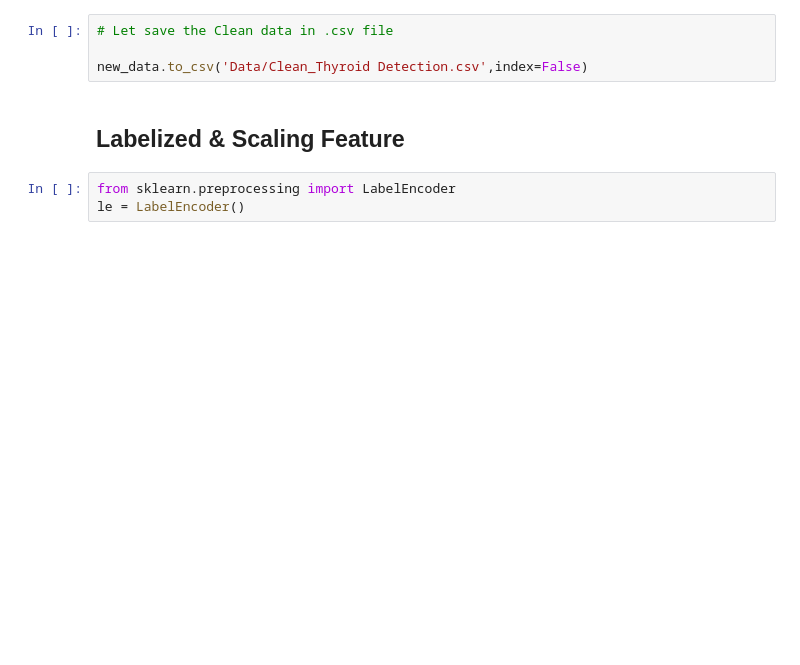
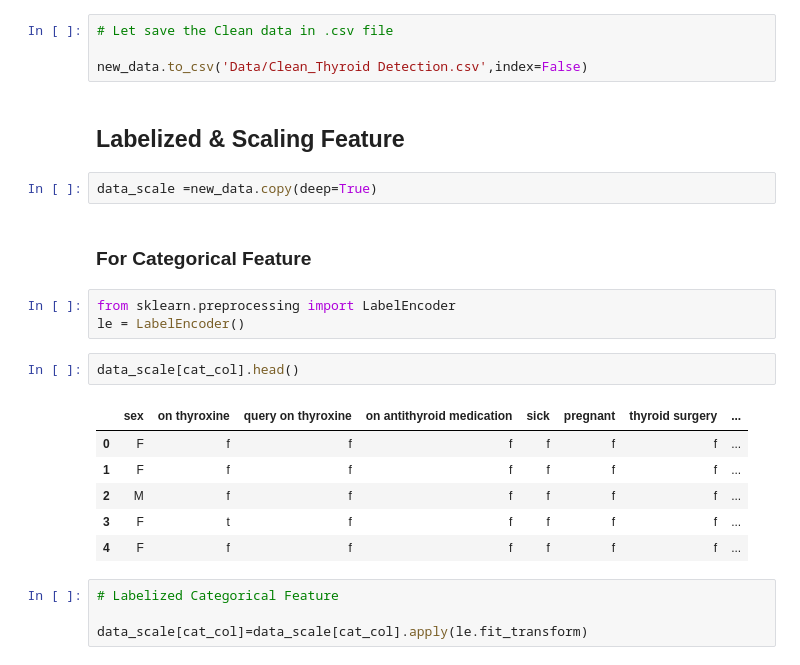
Before and after one commit to PoojaDasIndia/Thyroid-Disease-Detection, a Jupyter notebook: Thyroid Disease Detection.ipynb, the cells around one changed output. Drawn from its saved outputs; the diff is of its cells as text; blank space fills up the shorter version.

```diff
--- a/Thyroid Disease Detection.ipynb
+++ b/Thyroid Disease Detection.ipynb
@@ -698,6 +698,23 @@ plt.show()
 new_data.to_csv('Data/Clean_Thyroid Detection.csv',index=False)
 # %% [markdown]
 ## Labelized & Scaling  Feature
+# %%
+data_scale =new_data.copy(deep=True)
+# %% [markdown]
+### For Categorical Feature
 # %%
 from sklearn.preprocessing import LabelEncoder
 le = LabelEncoder()
+# %%
+data_scale[cat_col].head()
+# %% [output]
+|  | sex | on thyroxine | query on thyroxine | on antithyroid medication | sick | pregnant | thyroid surgery | ... |
+| 0 | F | f | f | f | f | f | f | ... |
+| 1 | F | f | f | f | f | f | f | ... |
+| 2 | M | f | f | f | f | f | f | ... |
+| 3 | F | t | f | f | f | f | f | ... |
+| 4 | F | f | f | f | f | f | f | ... |
+# %%
+# Labelized Categorical Feature
+
+data_scale[cat_col]=data_scale[cat_col].apply(le.fit_transform)
```
Also changed, not shown: parts of 10 cells of this notebook, 3 other files.
